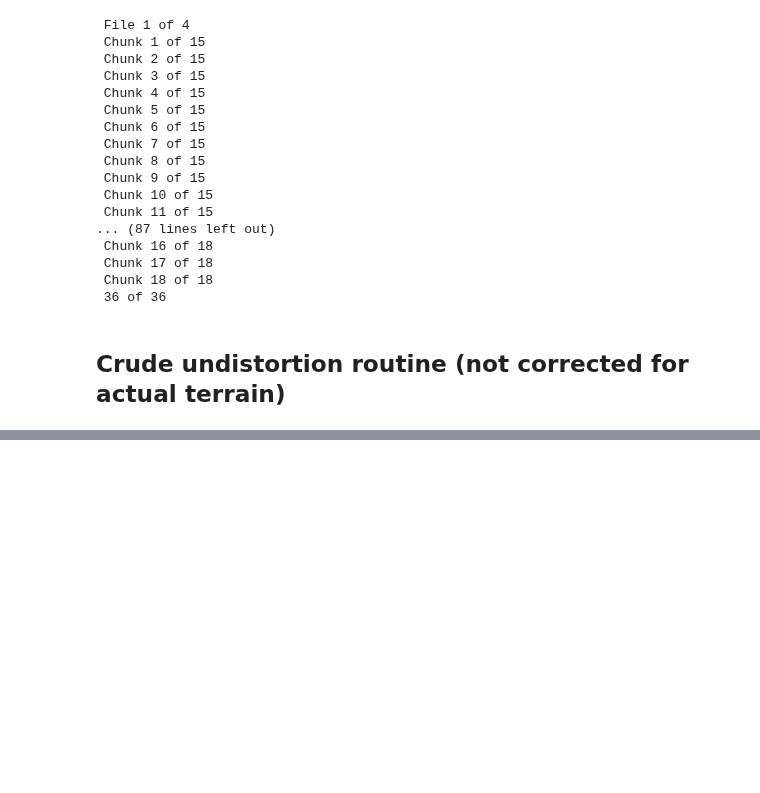
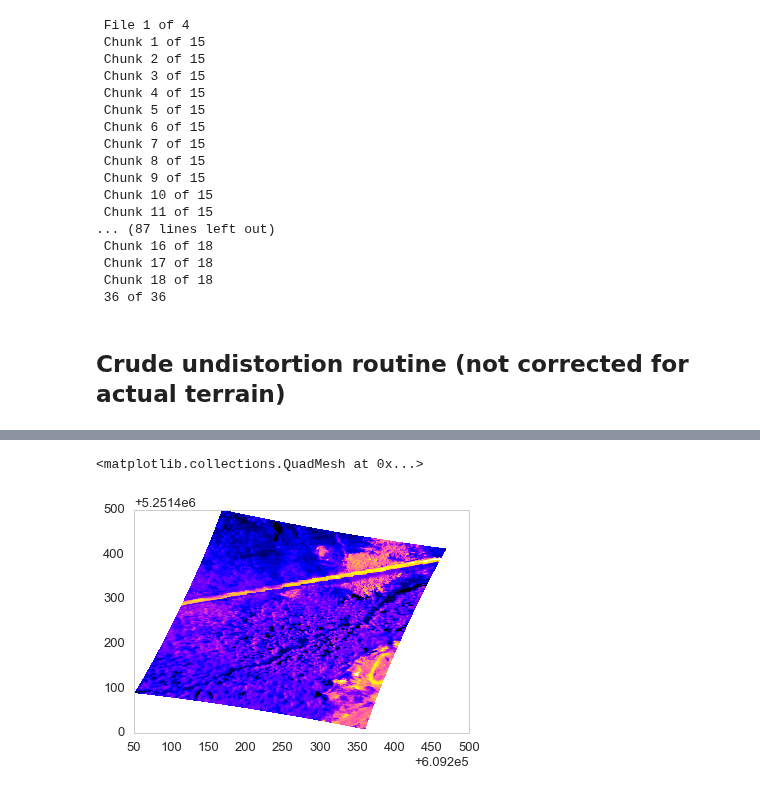
Before and after one commit to klapo/TurbulenceFeedbacks, a Jupyter notebook: TF.SNQ.IR_flights.netcdfConversion.ipynb, the cells around one changed output, grey strips where cells are left out. Drawn from its saved outputs; the diff is of its cells as text; code cells hidden in the pictures; blank space fills up the shorter version.

```diff
--- a/TF.SNQ.IR_flights.netcdfConversion.ipynb
+++ b/TF.SNQ.IR_flights.netcdfConversion.ipynb
@@ -822,0 +915,8 @@ for n in np.arange(0, cameraDataset.time.size):
+# %%
+plt.pcolormesh(chunkUndistort.easting.isel(time=0),
+              chunkUndistort.northing.isel(time=0),
+              cameraDataset.isel(time=0).images.values,
+              cmap=cm.gnuplot2, vmin=0, vmax=20)
+# %% [output]
+<matplotlib.collections.QuadMesh at 0x...>
+[figure, added]
```
Also changed, not shown: parts of 10 cells of this notebook.
